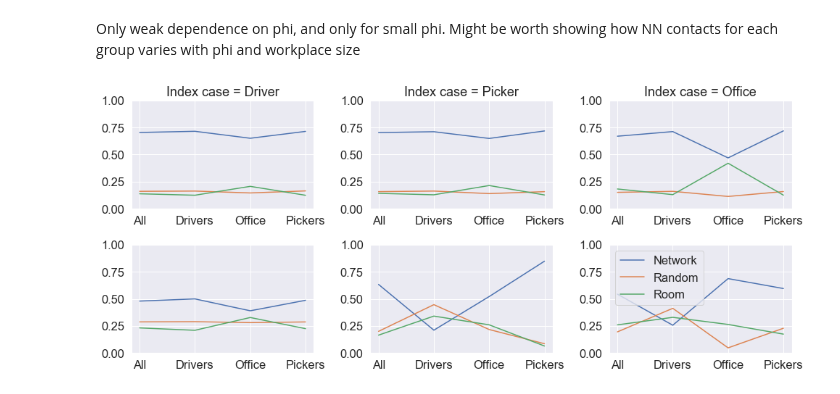
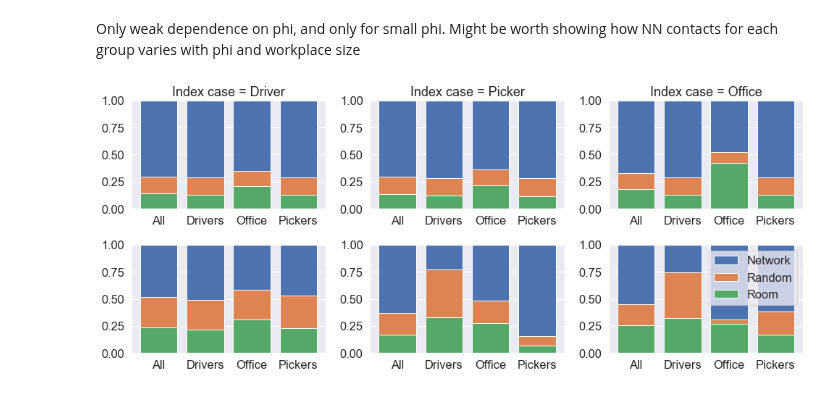
Before and after one commit to CarlWhitfield/Workplace_delivery_transmission, a Jupyter notebook: Network_workplace_model/Latest_results/plot_param_sweeps.ipynb, the cells around one changed output. Saved outputs shown, nothing was run; the diff lists cells and outputs as text; code cells hidden in the pictures.

```diff
--- a/Network_workplace_model/Latest_results/plot_param_sweeps.ipynb
+++ b/Network_workplace_model/Latest_results/plot_param_sweeps.ipynb
@@ -167,19 +176,23 @@ for (n, g) in enumerate(jobtypes):
 # %%
 fig,ax = plt.subplots(2,3,figsize=(14,6))
 for k in np.arange(3):
-    ax[0,k].plot(jobtypes, netinfs[:,len(TD)-1,len(Phi)-1,k],label='Network')
-    ax[0,k].plot(jobtypes, continfs[:,len(TD)-1,len(Phi)-1,k],label='Random')
-    ax[0,k].plot(jobtypes, roominfs[:,len(TD)-1,len(Phi)-1,k],label='Room')
-    ax[1,k].plot(jobtypes, netinfs[:,2,0,k],label='Network')
-    ax[1,k].plot(jobtypes, continfs[:,2,0,k],label='Random')
-    ax[1,k].plot(jobtypes, roominfs[:,2,0,k],label='Room')
+    ax[0,k].bar(jobtypes, netinfs[:,len(TD)-1,len(Phi)-1,k] + \
+                          continfs[:,len(TD)-1,len(Phi)-1,k] + \
+                          roominfs[:,len(TD)-1,len(Phi)-1,k],label='Network')
+    ax[0,k].bar(jobtypes, continfs[:,len(TD)-1,len(Phi)-1,k] + \
+                          roominfs[:,len(TD)-1,len(Phi)-1,k],label='Random')
+    ax[0,k].bar(jobtypes, roominfs[:,len(TD)-1,len(Phi)-1,k],label='Room')
+    ax[1,k].bar(jobtypes, netinfs[:,2,0,k] + continfs[:,2,0,k] + \
+                          roominfs[:,2,0,k],label='Network')
+    ax[1,k].bar(jobtypes, continfs[:,2,0,k] + roominfs[:,2,0,k],label='Random')
+    ax[1,k].bar(jobtypes, roominfs[:,2,0,k],label='Room')
     ax[0,k].set_ylim((0,1))
     ax[0,k].set_title('Index case = %s'%job[k])
     ax[1,k].set_ylim((0,1))
 ax[1,2].legend()
 fig.tight_layout()
 # %% [output]
-[figure, old version]
+[figure, new version]
 # %%
 extreme_cases_df = df.loc[lambda df: (df['Group']=='All') & (df['FracRecovered']>10/df['NStaff'])]
 #plt.hist(extreme_cases_df['FracRecovered'],bins=20)
```
Also changed, not shown: parts of 20 cells of this notebook, 7 other files.
